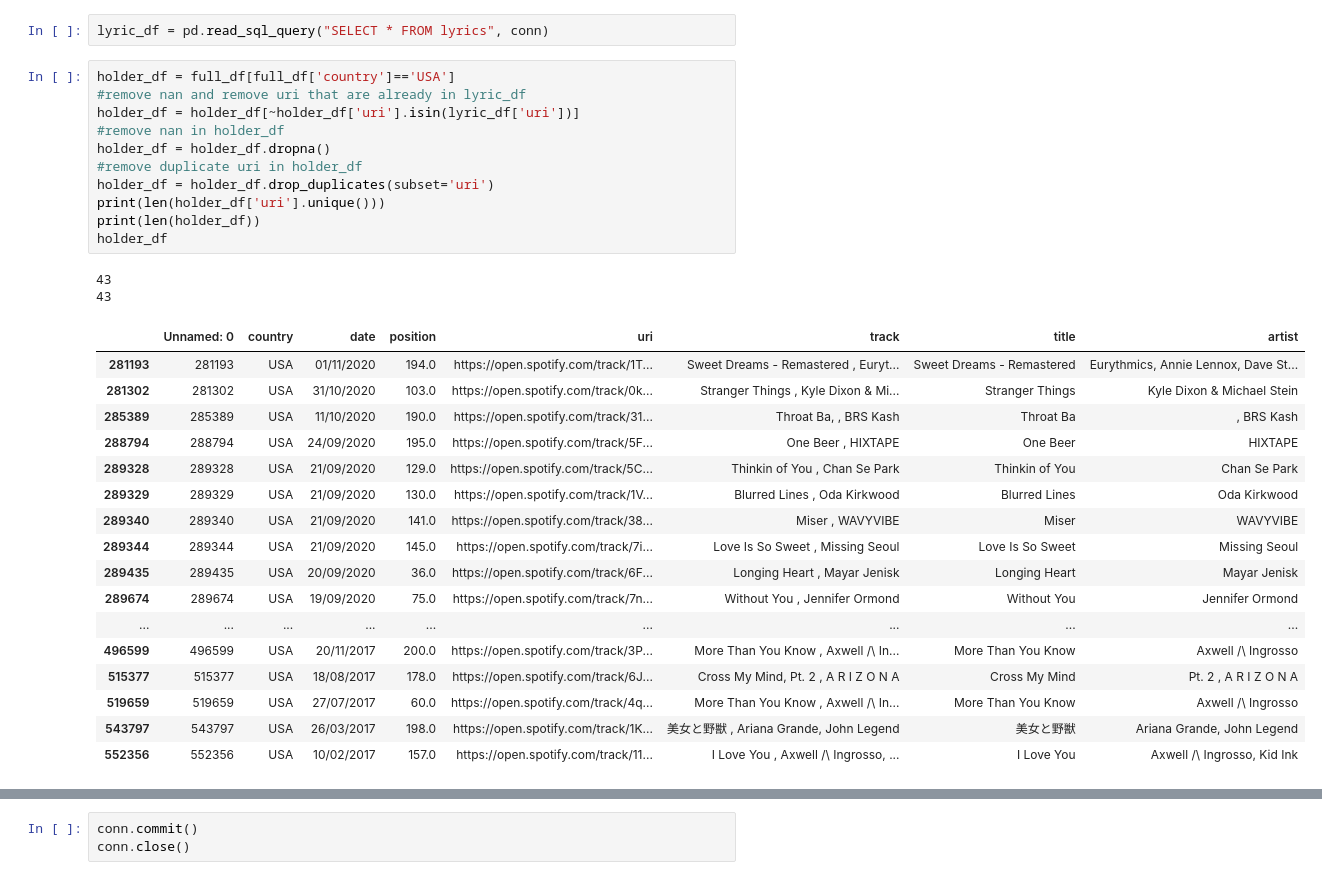
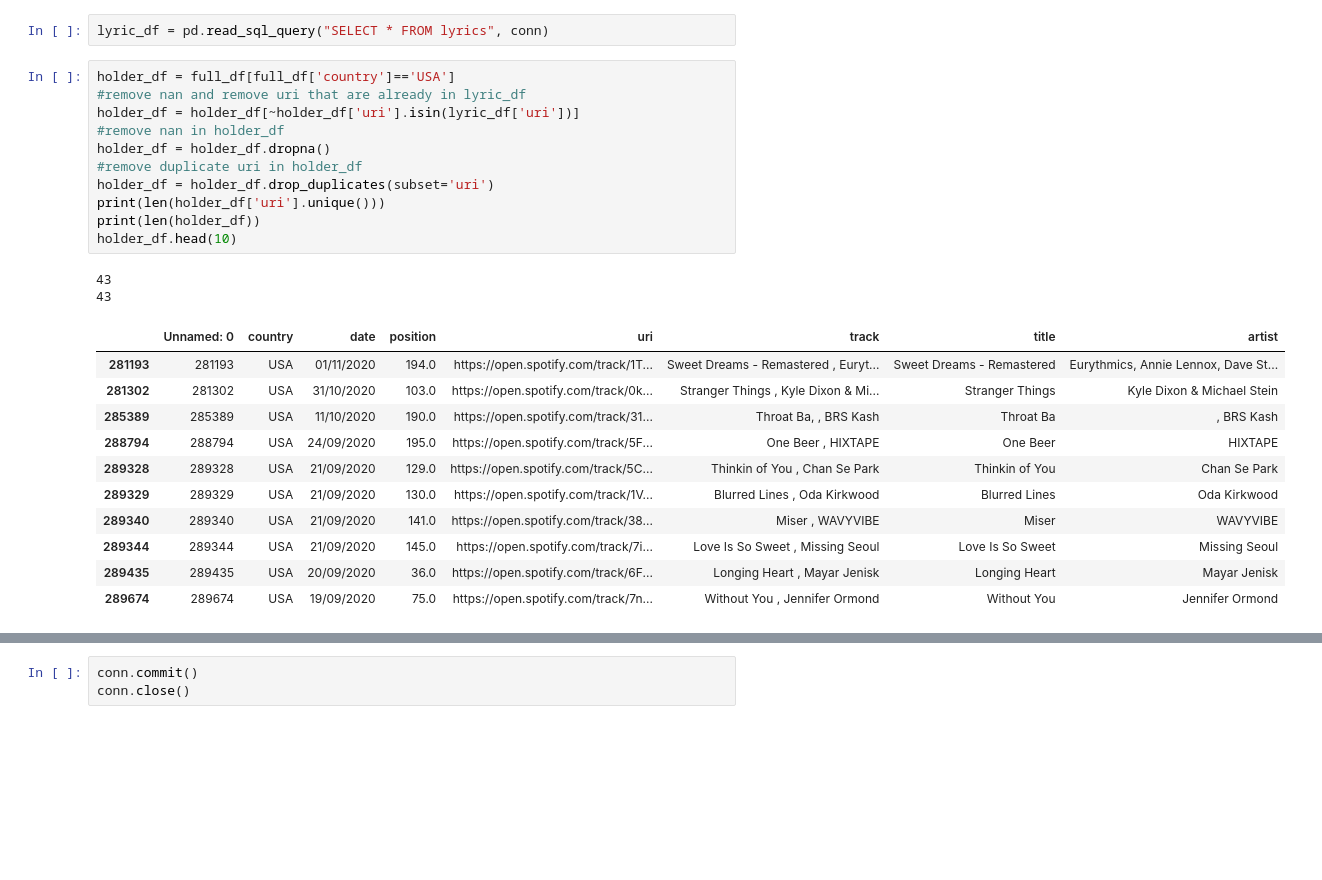
Before and after one commit to M-Sender/CS-Capstone, a Jupyter notebook: code/lyricGrabber.ipynb, the cells around one changed output, grey strips where cells are left out. Saved outputs shown, nothing was run; the diff lists cells and outputs as text; blank space fills up the shorter version.

```diff
--- a/code/lyricGrabber.ipynb
+++ b/code/lyricGrabber.ipynb
@@ -24,31 +24,25 @@ lyric_df = pd.read_sql_query("SELECT * FROM lyrics", conn)
 # %%
 holder_df = full_df[full_df['country']=='USA']
 #remove nan and remove uri that are already in lyric_df
 holder_df = holder_df[~holder_df['uri'].isin(lyric_df['uri'])]
 #remove nan in holder_df
 holder_df = holder_df.dropna()
 #remove duplicate uri in holder_df
 holder_df = holder_df.drop_duplicates(subset='uri')
 print(len(holder_df['uri'].unique()))
 print(len(holder_df))
-holder_df
+holder_df.head(10)
 # %% [output]
 43
 43
 |  | Unnamed: 0 | country | date | position | uri | track | title | artist |
 | 281193 | 281193 | USA | 01/11/2020 | 194.0 | https://open.spotify.com/track/1T... | Sweet Dreams - Remastered , Euryt... | Sweet Dreams - Remastered | Eurythmics, Annie Lennox, Dave St... |
 | 281302 | 281302 | USA | 31/10/2020 | 103.0 | https://open.spotify.com/track/0k... | Stranger Things , Kyle Dixon & Mi... | Stranger Things | Kyle Dixon & Michael Stein |
 | 285389 | 285389 | USA | 11/10/2020 | 190.0 | https://open.spotify.com/track/31... | Throat Ba, , BRS Kash | Throat Ba | , BRS Kash |
 | 288794 | 288794 | USA | 24/09/2020 | 195.0 | https://open.spotify.com/track/5F... | One Beer , HIXTAPE | One Beer | HIXTAPE |
 | 289328 | 289328 | USA | 21/09/2020 | 129.0 | https://open.spotify.com/track/5C... | Thinkin of You , Chan Se Park | Thinkin of You | Chan Se Park |
 | 289329 | 289329 | USA | 21/09/2020 | 130.0 | https://open.spotify.com/track/1V... | Blurred Lines , Oda Kirkwood | Blurred Lines | Oda Kirkwood |
 | 289340 | 289340 | USA | 21/09/2020 | 141.0 | https://open.spotify.com/track/38... | Miser , WAVYVIBE | Miser | WAVYVIBE |
 | 289344 | 289344 | USA | 21/09/2020 | 145.0 | https://open.spotify.com/track/7i... | Love Is So Sweet , Missing Seoul | Love Is So Sweet | Missing Seoul |
 | 289435 | 289435 | USA | 20/09/2020 | 36.0 | https://open.spotify.com/track/6F... | Longing Heart , Mayar Jenisk | Longing Heart | Mayar Jenisk |
 | 289674 | 289674 | USA | 19/09/2020 | 75.0 | https://open.spotify.com/track/7n... | Without You , Jennifer Ormond | Without You | Jennifer Ormond |
-| ... | ... | ... | ... | ... | ... | ... | ... | ... |
-| 496599 | 496599 | USA | 20/11/2017 | 200.0 | https://open.spotify.com/track/3P... | More Than You Know , Axwell /\ In... | More Than You Know | Axwell /\ Ingrosso |
-| 515377 | 515377 | USA | 18/08/2017 | 178.0 | https://open.spotify.com/track/6J... | Cross My Mind, Pt. 2 , A R I Z O N A | Cross My Mind | Pt. 2 , A R I Z O N A |
-| 519659 | 519659 | USA | 27/07/2017 | 60.0 | https://open.spotify.com/track/4q... | More Than You Know , Axwell /\ In... | More Than You Know | Axwell /\ Ingrosso |
-| 543797 | 543797 | USA | 26/03/2017 | 198.0 | https://open.spotify.com/track/1K... | 美女と野獣 , Ariana Grande, John Legend | 美女と野獣 | Ariana Grande, John Legend |
-| 552356 | 552356 | USA | 10/02/2017 | 157.0 | https://open.spotify.com/track/11... | I Love You , Axwell /\ Ingrosso, ... | I Love You | Axwell /\ Ingrosso, Kid Ink |
```
Also changed, not shown: parts of 4 cells of this notebook, 1 other file.
